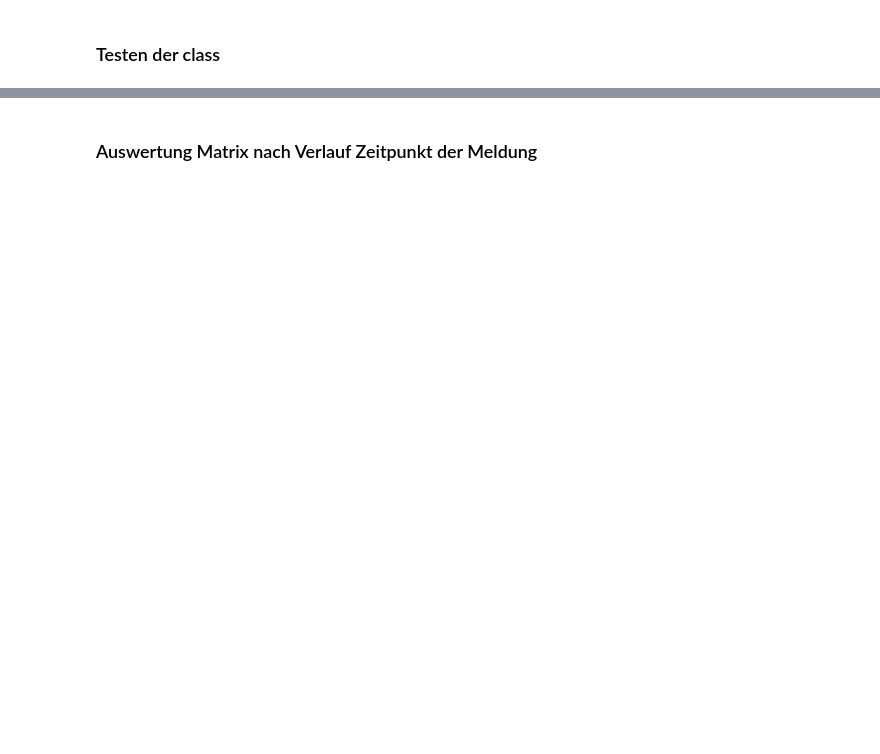
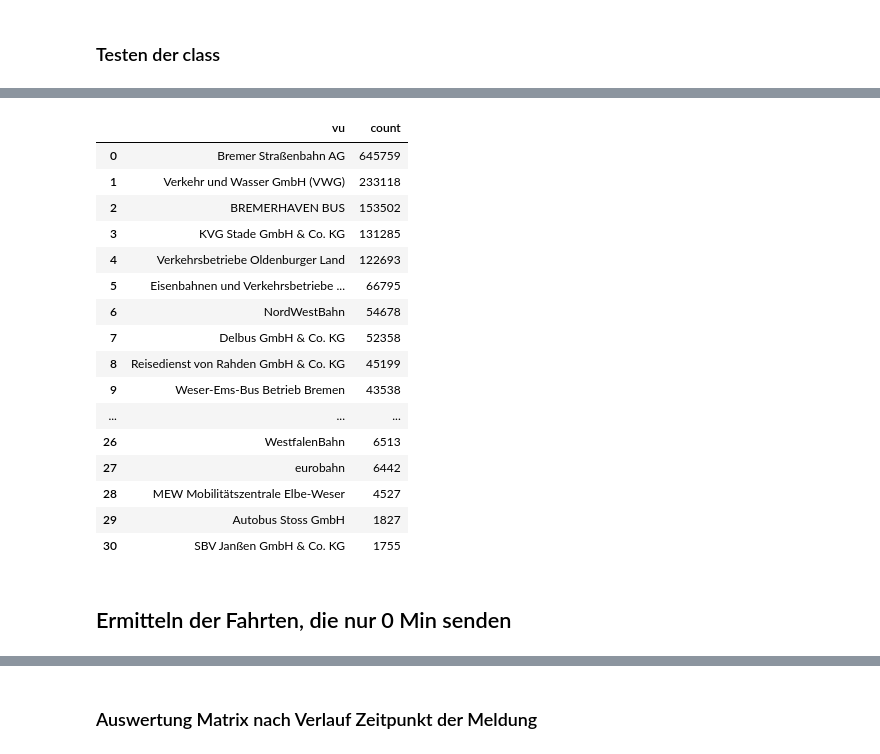
Before and after one commit to zvbn-code/rt2, a Jupyter notebook: rt_auswertung_parquet.ipynb, the cells around one changed output, grey strips where cells are left out. Cells and saved outputs as stored; diff of their text form; code cells hidden in the pictures; blank space fills up the shorter version.

```diff
--- a/rt_auswertung_parquet.ipynb
+++ b/rt_auswertung_parquet.ipynb
@@ -146,3 +88,25 @@ rt.create_table_matrix(server = 'prod')
+# %%
+rt.anzahl_fahrten_betreiber()
+# %% [output]
+|  | vu | count |
+| 0 | Bremer Straßenbahn AG | 645759 |
+| 1 | Verkehr und Wasser GmbH (VWG) | 233118 |
+| 2 | BREMERHAVEN BUS | 153502 |
+| 3 | KVG Stade GmbH & Co. KG | 131285 |
+| 4 | Verkehrsbetriebe Oldenburger Land | 122693 |
+| 5 | Eisenbahnen und Verkehrsbetriebe ... | 66795 |
+| 6 | NordWestBahn | 54678 |
+| 7 | Delbus GmbH & Co. KG | 52358 |
+| 8 | Reisedienst von Rahden GmbH & Co. KG | 45199 |
+| 9 | Weser-Ems-Bus Betrieb Bremen | 43538 |
+| ... | ... | ... |
+| 26 | WestfalenBahn | 6513 |
+| 27 | eurobahn | 6442 |
+| 28 | MEW Mobilitätszentrale Elbe-Weser | 4527 |
+| 29 | Autobus Stoss GmbH | 1827 |
+| 30 | SBV Janßen GmbH & Co. KG | 1755 |
+# %% [markdown]
+## Ermitteln der Fahrten, die nur 0 Min senden
 # %%
 rt.cursor.sql("""select ex_lineid, fnr,min(operday) as start, max(operday) as ende ,count(*) as count from (
                 select * from
```
Also changed, not shown: parts of 44 cells of this notebook, 1 other file.
